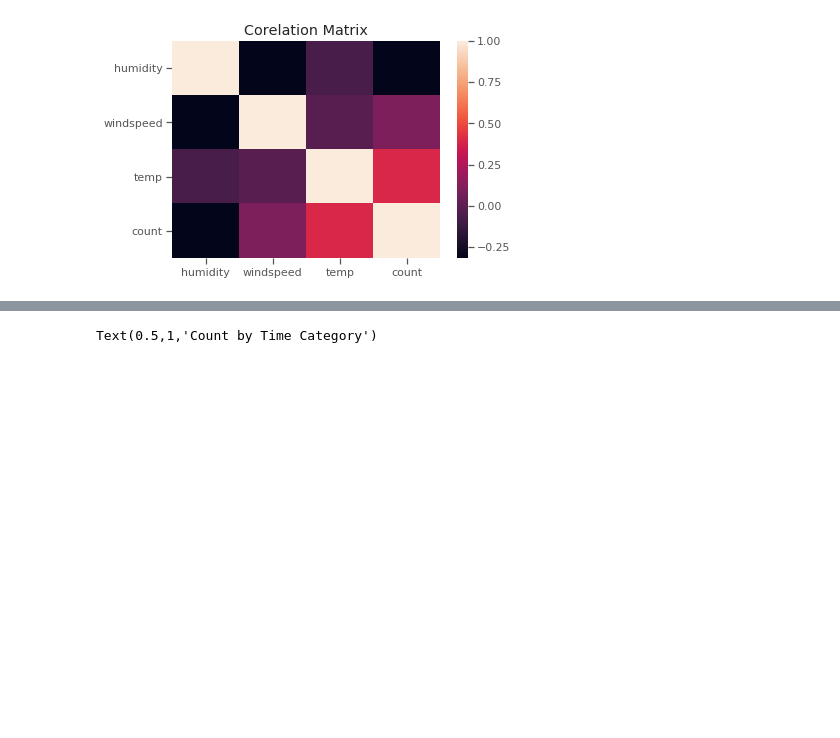
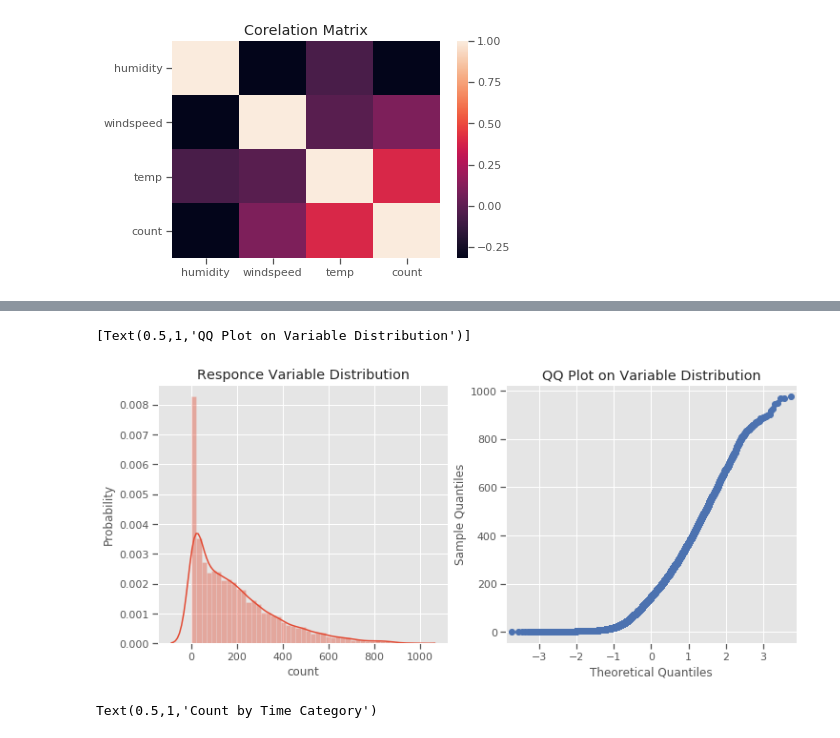
Before and after one commit to erv4gen/Bike-sharing-demand, a Jupyter notebook: Bike-sharing-demand.ipynb, the cells around one changed output, grey strips where cells are left out. Saved outputs shown, nothing was run; the diff lists cells and outputs as text; code cells hidden in the pictures; blank space fills up the shorter version.

```diff
--- a/Bike-sharing-demand.ipynb
+++ b/Bike-sharing-demand.ipynb
@@ -184,3 +200,13 @@ Text(0.5,1,'Corelation Matrix')
+# %%
+fig,axs = plt.subplots(1,2)
+fig.set_size_inches(12, 5)
+sns.distplot(traindf["count"],ax=axs[0])
+sm.qqplot(traindf["count"],ax=axs[1])
+axs[0].set(title='Responce Variable Distribution',ylabel='Probability')
+axs[1].set(title='QQ Plot on Variable Distribution')
+# %% [output]
+[Text(0.5,1,'QQ Plot on Variable Distribution')]
+[figure, added]
 # %%
 #Feature Engineering
 
```
Also changed, not shown: parts of 16 cells of this notebook.
